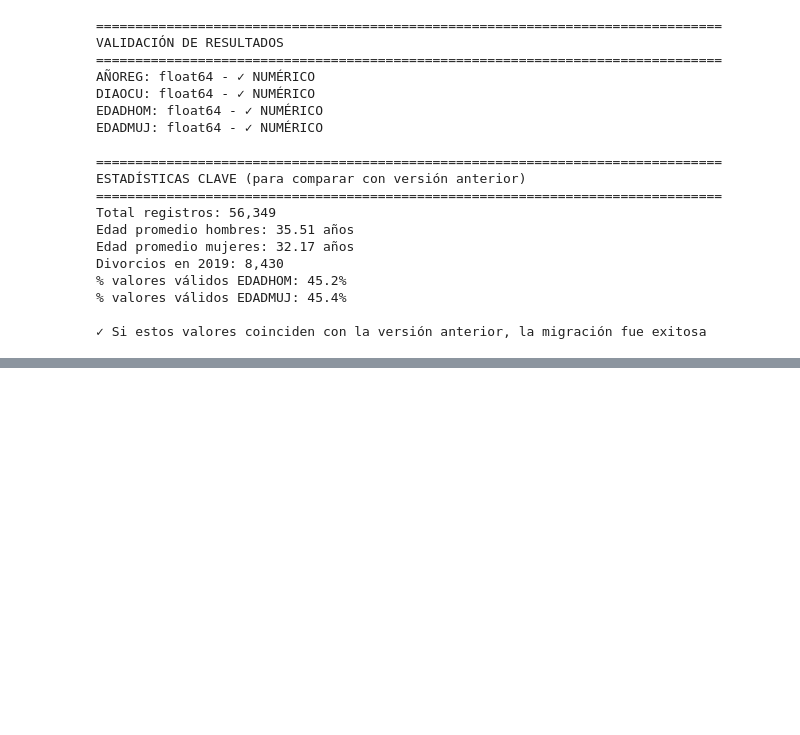
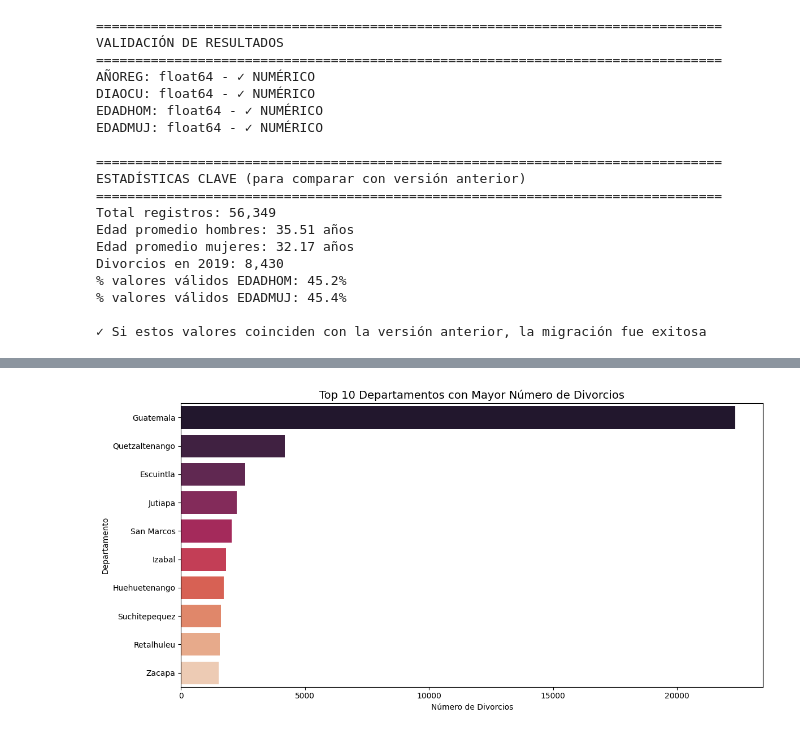
Before and after one commit to Branuvg/proyecto1_mineria, a Jupyter notebook: analisis_divorcio.ipynb, the cells around one changed output, grey strips where cells are left out. Saved outputs shown, nothing was run; the diff lists cells and outputs as text; code cells hidden in the pictures; blank space fills up the shorter version.

```diff
--- a/analisis_divorcio.ipynb
+++ b/analisis_divorcio.ipynb
@@ -289,0 +377,87 @@ Divorcios en 2019: 8,430
+# %%
+# ============================================================================
+# VISUALIZACIÓN DE VARIABLES CATEGÓRICAS - DIVORCIOS
+# ============================================================================
+
+print("\n" + "=" * 80)
+print("VISUALIZACIÓN DE VARIABLES CATEGÓRICAS")
+print("=" * 80)
+
+# --- 1. Top 10 Departamentos de Registro de Divorcios ---
+plt.figure(figsize=(12, 6))
+top10_dep_div = df['DEPREG'].value_counts().head(10)
+sns.barplot(x=top10_dep_div.values, y=top10_dep_div.index, palette='rocket')
+plt.title('Top 10 Departamentos con Mayor Número de Divorcios', fontsize=14)
+plt.xlabel('Número de Divorcios')
+plt.ylabel('Departamento')
+plt.tight_layout()
+plt.show()
+print(f"✓ Guatemala lidera con {top10_dep_div.values[0]:,} divorcios ({top10_dep_div.values[0]/len(df)*100:.1f}%).")
+
+# --- 2. Estacionalidad: Meses de Ocurrencia de Divorcios ---
+plt.figure(figsize=(12, 6))
+orden_meses = ['Enero', 'Febrero', 'Marzo', 'Abril', 'Mayo', 'Junio',
+               'Julio', 'Agosto', 'Septiembre', 'Octubre', 'Noviembre', 'Diciembre']
+
+# Limpiar valores de meses (pueden tener acentos inconsistentes)
+mesocu_limpio = df['MESOCU'].replace({
+    'Octubre': 'Octubre', 'Octubre': 'Octubre',  # Unificar si es necesario
+    'Septiembre': 'Septiembre', 'Setiembre': 'Septiembre'
+})
+
+mesocu_counts = mesocu_limpio.value_counts()
+
+# Reindexar para asegurar que todos los meses estén presentes
+mesocu_counts = mesocu_counts.reindex(orden_meses, fill_value=0)
+
+sns.barplot(x=mesocu_counts.index, y=mesocu_counts.values, palette='viridis')
+plt.title('Distribución de Divorcios por Mes de Ocurrencia', fontsize=14)
+plt.xlabel('Mes')
+plt.ylabel('Número de Divorcios')
+plt.xticks(rotation=45)
+
+# Marcar los meses con más divorcios
+max_mes = mesocu_counts.idxmax()
+plt.annotate(f'Máximo: {mesocu_counts.max():,}',
+             xy=(list(mesocu_counts.index).index(max_mes), mesocu_counts.max()),
+             xytext=(list(mesocu_counts.index).index(max_mes)-0.5, mesocu_counts.max()+200),
+             arrowprops=dict(arrowstyle='->'))
+
+plt.tight_layout()
+plt.show()
+print("✓ Octubre y marzo son los meses con más divorcios, patrón diferente al de matrimonios.")
+
+# --- 3. Top 10 Nacionalidades (Hombre y Mujer) - Excluyendo Guatemala ---
+fig, axes = plt.subplots(1, 2, figsize=(14, 6))
+
+# Nacionalidad Hombre (excluir Guatemala)
+nachom_no_gt = df['NACHOM'].value_counts().iloc[1:11]  # Saltamos Guatemala que es la primera
+sns.barplot(x=nachom_no_gt.values, y=nachom_no_gt.index, ax=axes[0], palette='Blues_d')
+axes[0].set_title('Top 10 Nacionalidades Extranjeras - Hombres', fontsize=12)
+axes[0].set_xlabel('Número de Divorcios')
+axes[0].set_ylabel('País')
+
+# Nacionalidad Mujer (excluir Guatemala)
+nacmuj_no_gt = df['NACMUJ'].value_counts().iloc[1:11]
+sns.barplot(x=nacmuj_no_gt.values, y=nacmuj_no_gt.index, ax=axes[1], palette='Reds_d')
+axes[1].set_title('Top 10 Nacionalidades Extranjeras - Mujeres', fontsize=12)
+axes[1].set_xlabel('Número de Divorcios')
+axes[1].set_ylabel('País')
+
+plt.tight_layout()
+plt.show()
+print("✓ EE.UU., El Salvador y México son las nacionalidades extranjeras más comunes en divorcios.")
+
+# --- 4. Distribución de Días del Mes con más Divorcios ---
+plt.figure(figsize=(14, 6))
+dias_counts = df['DIAOCU'].value_counts().sort_index()
+sns.barplot(x=dias_counts.index.astype(int), y=dias_counts.values, palette='magma')
+plt.title('Distribución de Divorcios por Día del Mes', fontsize=14)
+plt.xlabel('Día del Mes')
+plt.ylabel('Número de Divorcios')
+plt.axhline(y=dias_counts.mean(), color='red', linestyle='--', label=f'Media diaria: {dias_counts.mean():.1f}')
+plt.legend()
+plt.tight_layout()
+plt.show()
+print("✓ Los días 3, 5 y 12 tienen más divorcios. El día 31 tiene menos (lógico por menos meses con 31 días).")
+# %% [output]
@@ -289,0 +470 @@ Divorcios en 2019: 8,430
+[figure, added]
```
Also changed, not shown: parts of 5 cells of this notebook, 1 other file.
